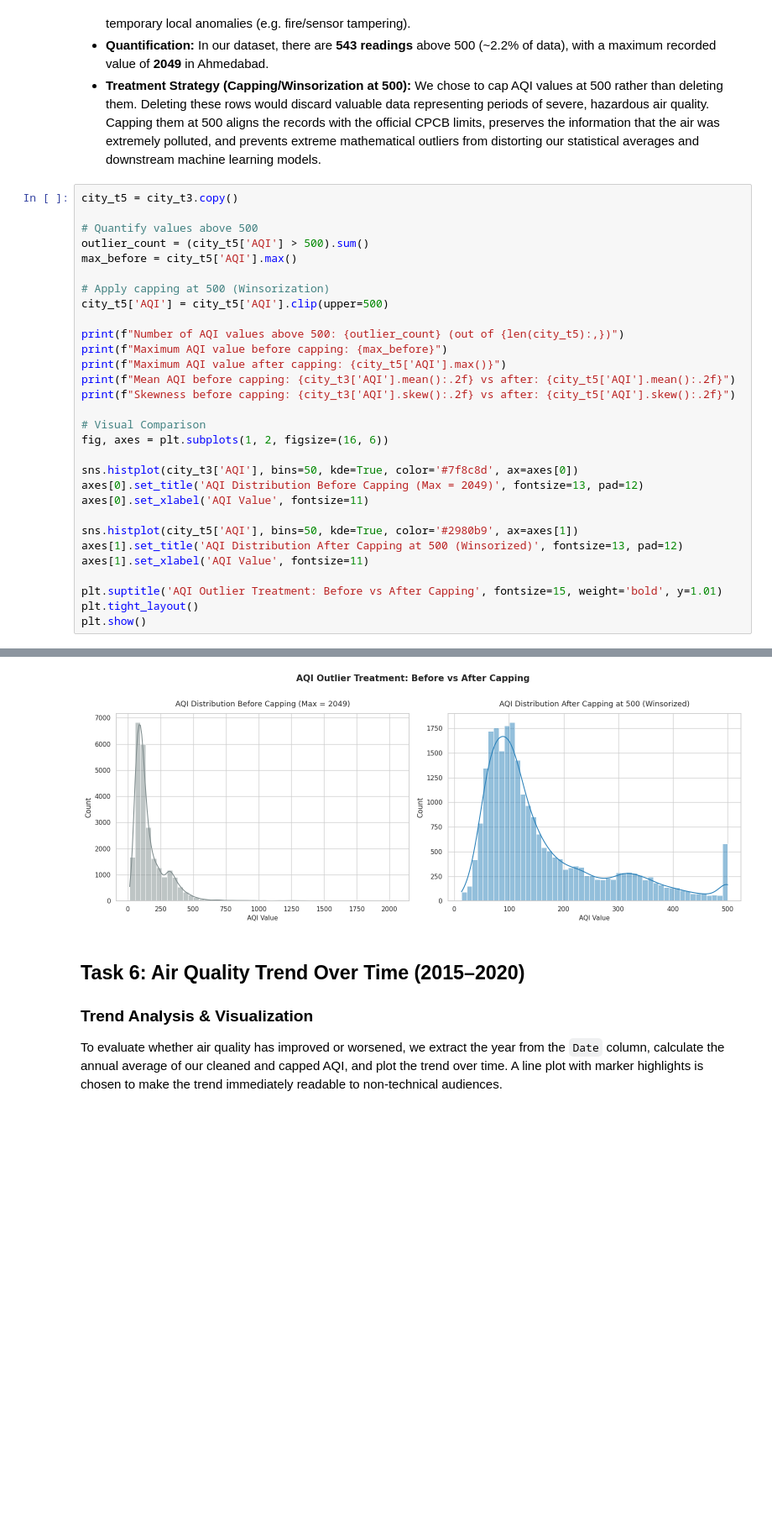
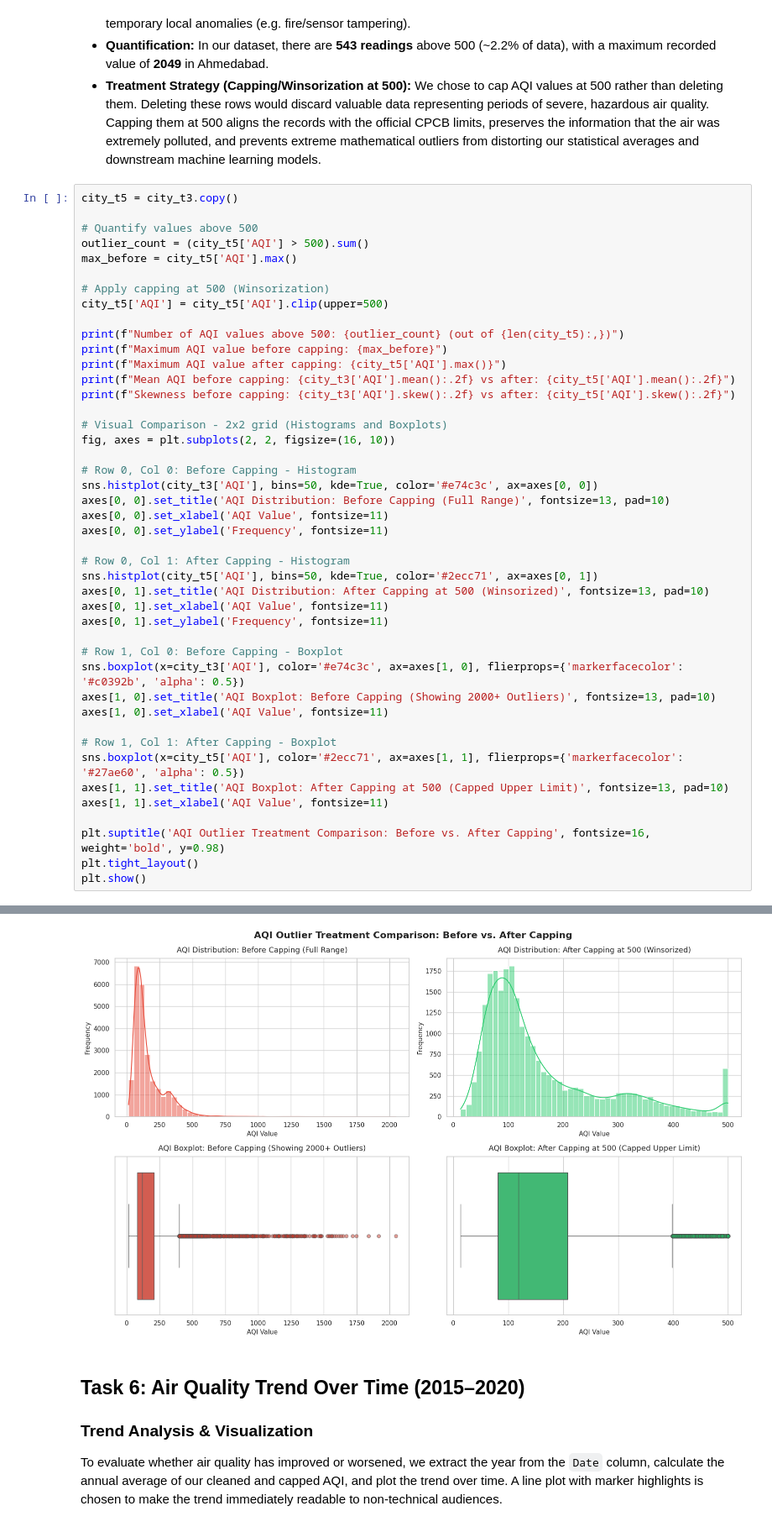
Before and after one commit to DarshanHeble/Machine-Learning, a Jupyter notebook: lab1 and 2/lab.ipynb, the cells around one changed output, grey strips where cells are left out. Shown at 84% size. Cells and saved outputs as stored; diff of their text form; blank space fills up the shorter version.

```diff
--- a/lab1 and 2/lab.ipynb
+++ b/lab1 and 2/lab.ipynb
@@ -328,40 +446,54 @@ plt.show()
 # %%
 city_t5 = city_t3.copy()
 
 # Quantify values above 500
 outlier_count = (city_t5['AQI'] > 500).sum()
 max_before = city_t5['AQI'].max()
 
 # Apply capping at 500 (Winsorization)
 city_t5['AQI'] = city_t5['AQI'].clip(upper=500)
 
 print(f"Number of AQI values above 500: {outlier_count} (out of {len(city_t5):,})")
 print(f"Maximum AQI value before capping: {max_before}")
 print(f"Maximum AQI value after capping: {city_t5['AQI'].max()}")
 print(f"Mean AQI before capping: {city_t3['AQI'].mean():.2f} vs after: {city_t5['AQI'].mean():.2f}")
 print(f"Skewness before capping: {city_t3['AQI'].skew():.2f} vs after: {city_t5['AQI'].skew():.2f}")
 
-# Visual Comparison
-fig, axes = plt.subplots(1, 2, figsize=(16, 6))
+# Visual Comparison - 2x2 grid (Histograms and Boxplots)
+fig, axes = plt.subplots(2, 2, figsize=(16, 10))
 
-sns.histplot(city_t3['AQI'], bins=50, kde=True, color='#7f8c8d', ax=axes[0])
-axes[0].set_title('AQI Distribution Before Capping (Max = 2049)', fontsize=13, pad=12)
-axes[0].set_xlabel('AQI Value', fontsize=11)
+# Row 0, Col 0: Before Capping - Histogram
+sns.histplot(city_t3['AQI'], bins=50, kde=True, color='#e74c3c', ax=axes[0, 0])
+axes[0, 0].set_title('AQI Distribution: Before Capping (Full Range)', fontsize=13, pad=10)
+axes[0, 0].set_xlabel('AQI Value', fontsize=11)
+axes[0, 0].set_ylabel('Frequency', fontsize=11)
 
-sns.histplot(city_t5['AQI'], bins=50, kde=True, color='#2980b9', ax=axes[1])
-axes[1].set_title('AQI Distribution After Capping at 500 (Winsorized)', fontsize=13, pad=12)
-axes[1].set_xlabel('AQI Value', fontsize=11)
+# Row 0, Col 1: After Capping - Histogram
+sns.histplot(city_t5['AQI'], bins=50, kde=True, color='#2ecc71', ax=axes[0, 1])
+axes[0, 1].set_title('AQI Distribution: After Capping at 500 (Winsorized)', fontsize=13, pad=10)
+axes[0, 1].set_xlabel('AQI Value', fontsize=11)
+axes[0, 1].set_ylabel('Frequency', fontsize=11)
 
-plt.suptitle('AQI Outlier Treatment: Before vs After Capping', fontsize=15, weight='bold', y=1.01)
+# Row 1, Col 0: Before Capping - Boxplot
+sns.boxplot(x=city_t3['AQI'], color='#e74c3c', ax=axes[1, 0], flierprops={'markerfacecolor': '#c0392b', 'alpha': 0.5})
+axes[1, 0].set_title('AQI Boxplot: Before Capping (Showing 2000+ Outliers)', fontsize=13, pad=10)
+axes[1, 0].set_xlabel('AQI Value', fontsize=11)
+
+# Row 1, Col 1: After Capping - Boxplot
+sns.boxplot(x=city_t5['AQI'], color='#2ecc71', ax=axes[1, 1], flierprops={'markerfacecolor': '#27ae60', 'alpha': 0.5})
+axes[1, 1].set_title('AQI Boxplot: After Capping at 500 (Capped Upper Limit)', fontsize=13, pad=10)
+axes[1, 1].set_xlabel('AQI Value', fontsize=11)
+
+plt.suptitle('AQI Outlier Treatment Comparison: Before vs. After Capping', fontsize=16, weight='bold', y=0.98)
 plt.tight_layout()
 plt.show()
 # %% [output]
 Number of AQI values above 500: 543 (out of 24,850)
 Maximum AQI value before capping: 2049.0
 Maximum AQI value after capping: 500.0
 Mean AQI before capping: 166.46 vs after: 160.92
 Skewness before capping: 3.40 vs after: 1.34
-[figure, old version]
+[figure, new version]
 # %% [markdown]
 ## Task 6: Air Quality Trend Over Time (2015–2020)
 
```
Also changed, not shown: parts of 3 cells of this notebook, 10 other files.
